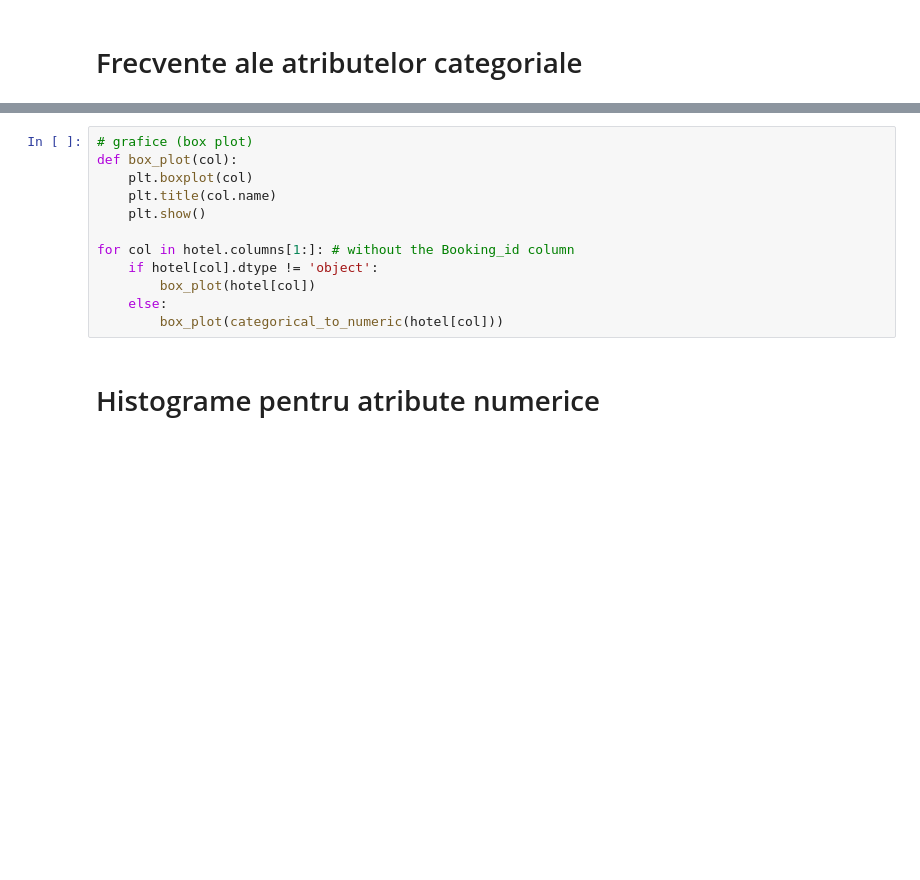
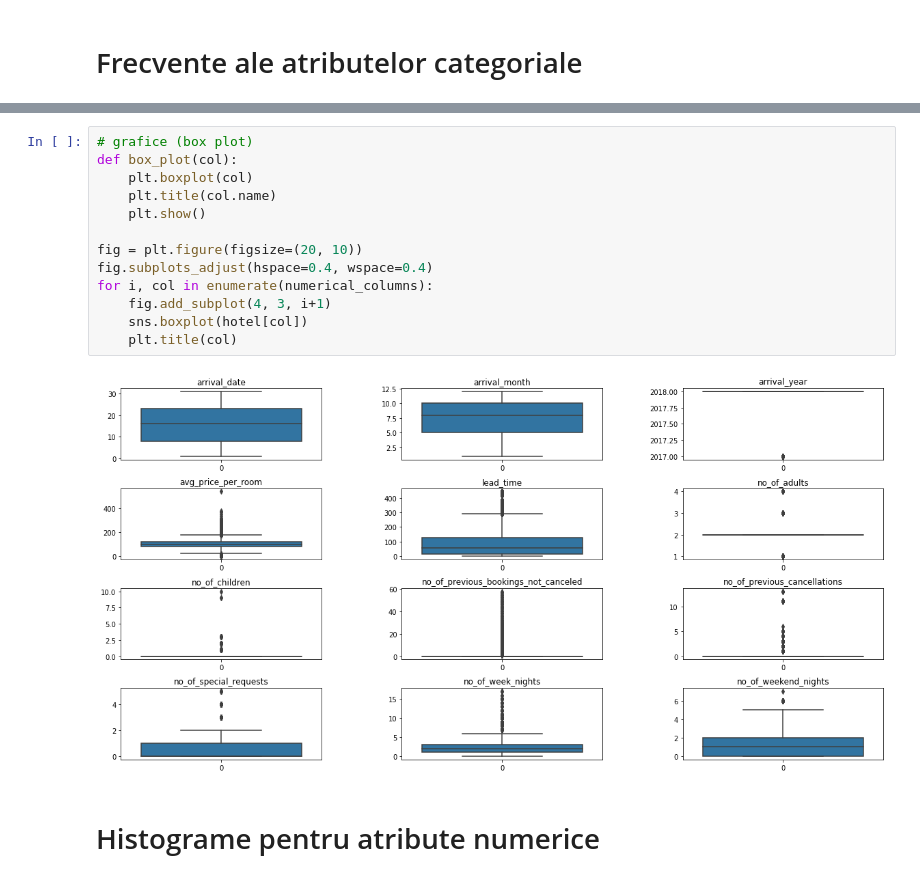
Before and after one commit to Ca3zsar/DM-Tasks, a Jupyter notebook: DM_Task1.ipynb, the cells around one changed output, grey strips where cells are left out. Saved outputs shown, nothing was run; the diff lists cells and outputs as text; blank space fills up the shorter version.

```diff
--- a/DM_Task1.ipynb
+++ b/DM_Task1.ipynb
@@ -65,15 +119,18 @@ freq_table
 # %%
 # grafice (box plot)
 def box_plot(col):
     plt.boxplot(col)
     plt.title(col.name)
     plt.show()
 
-for col in hotel.columns[1:]: # without the Booking_id column
-    if hotel[col].dtype != 'object':
-        box_plot(hotel[col])
-    else:
-        box_plot(categorical_to_numeric(hotel[col]))
+fig = plt.figure(figsize=(20, 10))
+fig.subplots_adjust(hspace=0.4, wspace=0.4)
+for i, col in enumerate(numerical_columns):
+    fig.add_subplot(4, 3, i+1)
+    sns.boxplot(hotel[col])
+    plt.title(col)
+# %% [output]
+[figure, added]
 # %% [markdown]
 # Histograme pentru atribute numerice
 # %%
```
Also changed, not shown: parts of 18 cells of this notebook.
